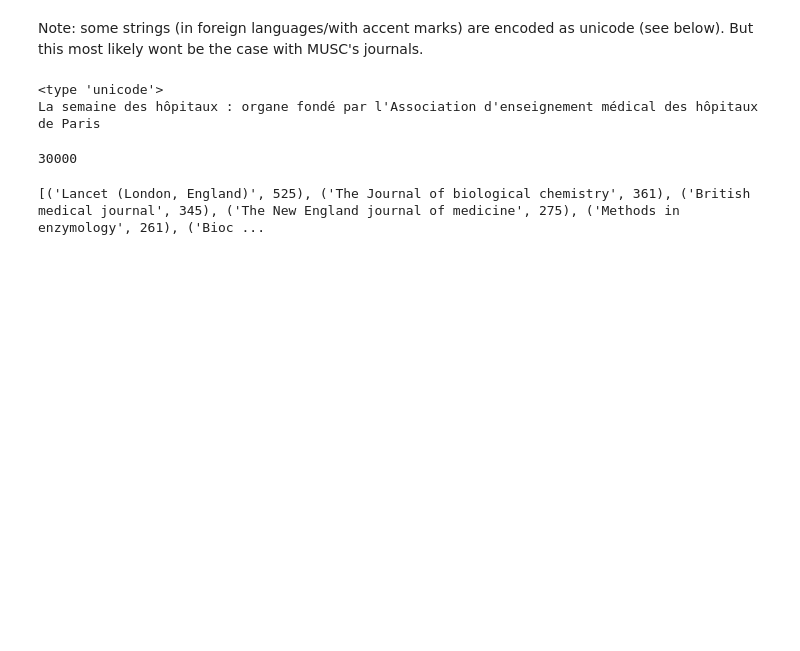
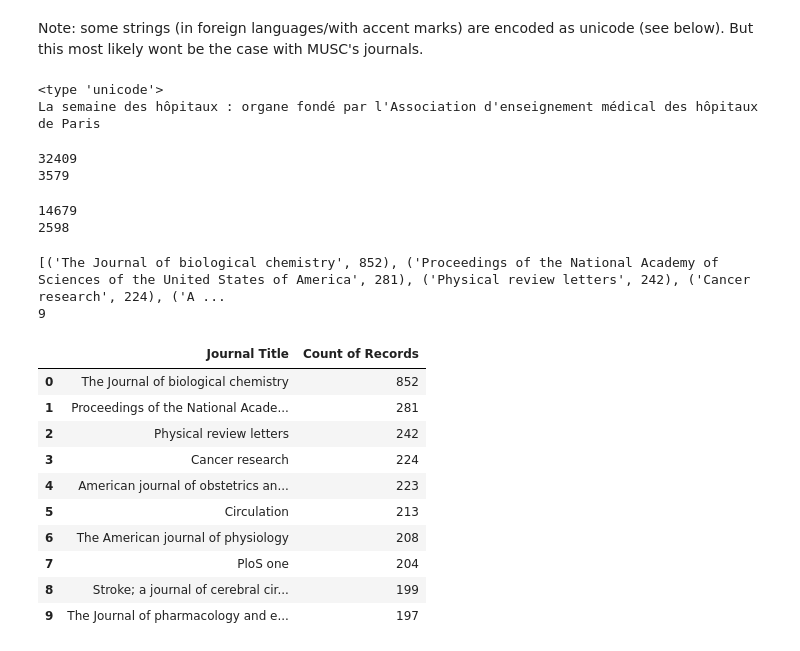
Before and after one commit to sarahwie/pubmed_nlp_research, a Jupyter notebook: journals_barchart.ipynb, the cells around one changed output. Saved outputs shown, nothing was run; the diff lists cells and outputs as text; code cells hidden in the pictures; blank space fills up the shorter version.

```diff
--- a/journals_barchart.ipynb
+++ b/journals_barchart.ipynb
@@ -28,10 +29,50 @@ print title
 La semaine des hôpitaux : organe fondé par l'Association d'enseignement médical des hôpitaux de Paris
 # %%
 titles = []
+titlesUnique = []
 for record in root.findall('MedlineCitation'):
     title = record.find('Article').find('Journal').find('Title').text
     #get a list of titles
     titles.append(title)
+    #get a list of unique titles
+    if title not in titlesUnique:
+        titlesUnique.append(title)
 print len(titles)
+print len(titlesUnique)
 # %% [output]
-30000
+32409
+3579
+# %%
+#get subset where year of publication >= 2008
+titles = []
+titlesUnique = []
+for record in root.findall('MedlineCitation'):
+    title = record.find('Article').find('Journal').find('Title').text
+    #get year of publication
+    try:
+        year = int(record.find('Article').find('Journal').find('JournalIssue').find('PubDate').find('Year').text)
+        #only append to list if published after or during 1996
+        if year >= 2006:
+            #get a list of titles
+            titles.append(title)
+            #get a list of unique titles
+            if title not in titlesUnique:
+                titlesUnique.append(title)
+    except AttributeError:
+        try:
+            date = record.find('Article').find('Journal').find('JournalIssue').find('PubDate').find('MedlineDate').text
+            #parse year out of date
+            if int(date[:4]) >= 2006:
+                #get a list of titles
+                titles.append(title)
+                #get a list of unique titles
+                if title not in titlesUnique:
+                    titlesUnique.append(title)
+        except AttributeError:
+            #should be none of these
+            print 'Error: record has no date'
+print len(titles)
+print len(titlesUnique)
+# %% [output]
+14679
+2598
@@ -39,7 +84,34 @@ print len(titles)
 #Another try (bar chart this time). Need a diff. layout dataframe than for the histograms.
 from collections import Counter
 
-data = Counter(titles).most_common()[0:10]
+data = Counter(titles).most_common()[0:15]
 print data
+
+#get average number of records per journal
+datAll = Counter(titles).most_common()
+vals = [x[1] for x in datAll]
+#sum(vals) is the same of num. elements
+#len(datAll) is same as num. distinct journals
+avg = sum(vals) / len(datAll)
+print avg
+
+datSub = [x for x in datAll if x[1] >= 51]
 # %% [output]
-[('Lancet (London, England)', 525), ('The Journal of biological chemistry', 361), ('British medical journal', 345), ('The New England journal of medicine', 275), ('Methods in enzymology', 261), ('Bioc ...
+[('The Journal of biological chemistry', 852), ('Proceedings of the National Academy of Sciences of the United States of America', 281), ('Physical review letters', 242), ('Cancer research', 224), ('A ...
+9
+# %%
+df = pd.DataFrame(datAll)
+df.columns = ['Journal Title', 'Count of Records']
+df[0:10]
+# %% [output]
+|  | Journal Title | Count of Records |
+| 0 | The Journal of biological chemistry | 852 |
+| 1 | Proceedings of the National Acade... | 281 |
+| 2 | Physical review letters | 242 |
+| 3 | Cancer research | 224 |
+| 4 | American journal of obstetrics an... | 223 |
+| 5 | Circulation | 213 |
+| 6 | The American journal of physiology | 208 |
+| 7 | PloS one | 204 |
+| 8 | Stroke; a journal of cerebral cir... | 199 |
+| 9 | The Journal of pharmacology and e... | 197 |
```
Also changed, not shown: parts of 10 cells of this notebook, 1 other file.
